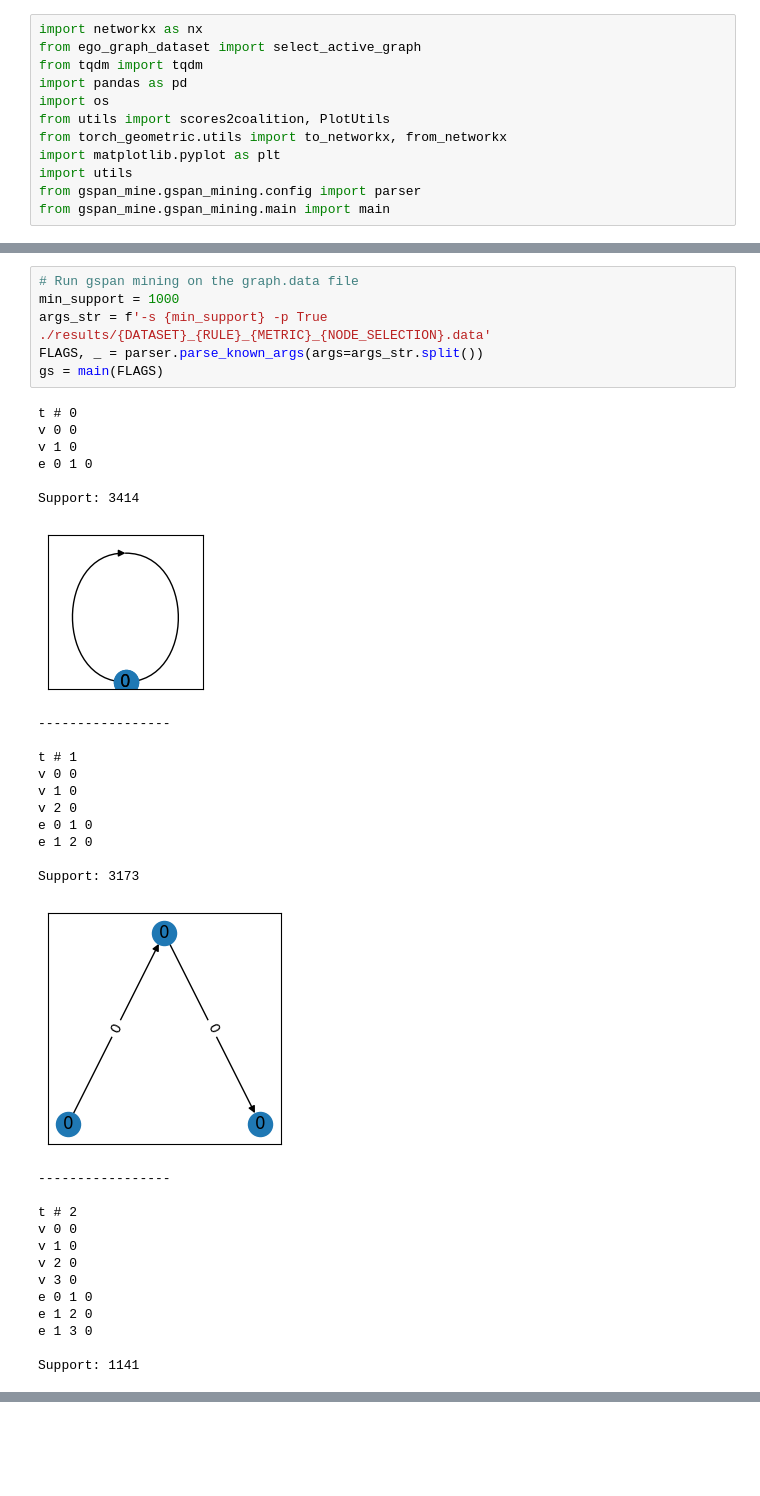
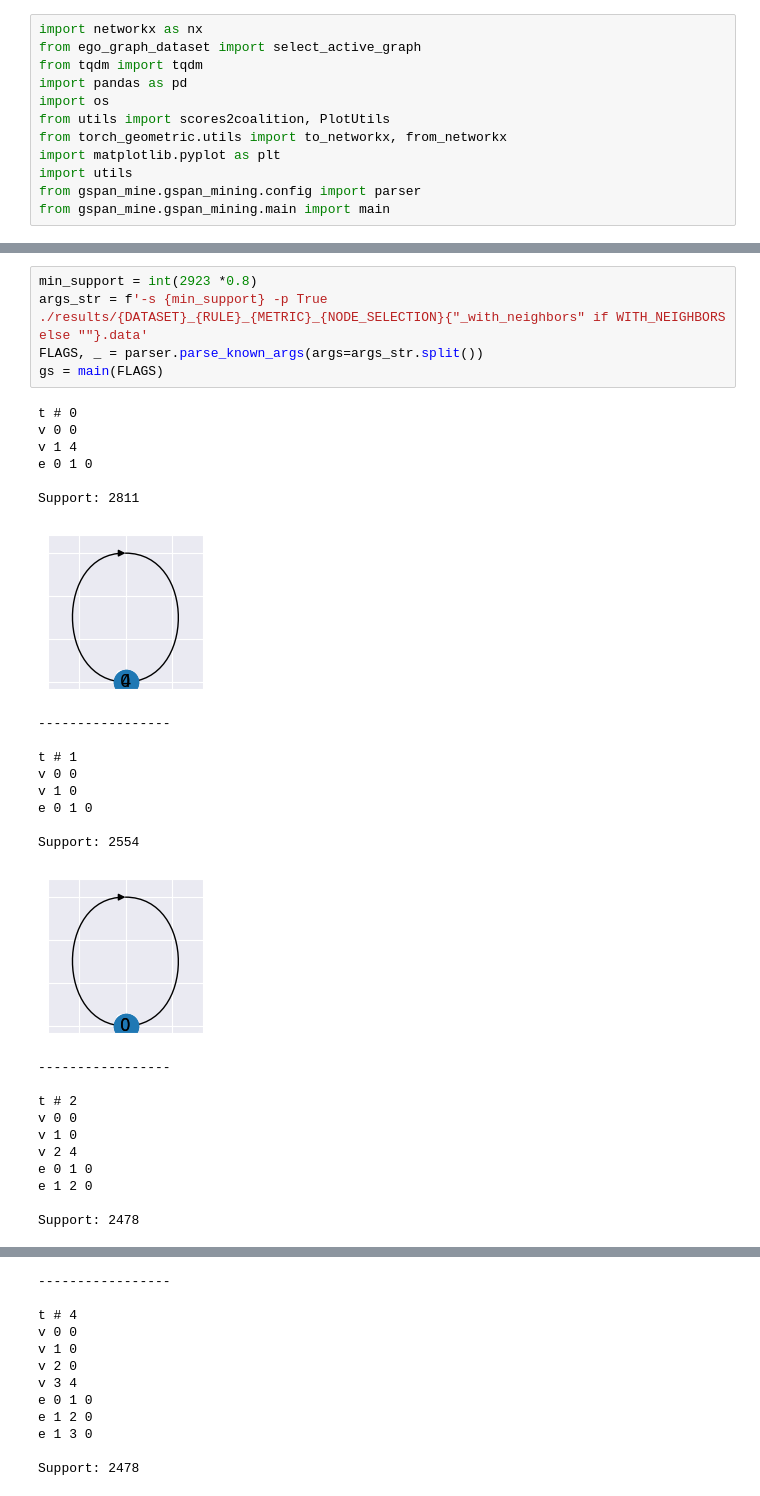
Before and after one commit to ElouanV/gnn_exaplainability, a Jupyter notebook: src/gspan_mining.ipynb, the cells around one changed output, grey strips where cells are left out. Drawn from its saved outputs; the diff is of its cells as text; blank space fills up the shorter version.

```diff
--- a/src/gspan_mining.ipynb
+++ b/src/gspan_mining.ipynb
@@ -50,37 +86,32 @@ Skipped 67 graphs
 # %%
-# Run gspan mining on the graph.data file
-min_support = 1000
-args_str = f'-s {min_support} -p True ./results/{DATASET}_{RULE}_{METRIC}_{NODE_SELECTION}.data'
+min_support = int(2923 *0.8)
+args_str = f'-s {min_support} -p True ./results/{DATASET}_{RULE}_{METRIC}_{NODE_SELECTION}{"_with_neighbors" if WITH_NEIGHBORS else ""}.data'
 FLAGS, _ = parser.parse_known_args(args=args_str.split())
 gs = main(FLAGS)
 # %% [output]
 t # 0
 v 0 0
-v 1 0
+v 1 4
 e 0 1 0
 
-Support: 3414
+Support: 2811
-[figure, old version]
+[figure, new version]
 -----------------
 
 t # 1
 v 0 0
 v 1 0
-v 2 0
 e 0 1 0
-e 1 2 0
 
-Support: 3173
+Support: 2554
-[figure, old version]
+[figure, new version]
 -----------------
 
 t # 2
 v 0 0
 v 1 0
-v 2 0
-v 3 0
+v 2 4
 e 0 1 0
 e 1 2 0
-e 1 3 0
 
-Support: 1141
+Support: 2478
@@ -92,0 +130,12 @@ Total:  0.62 s
+-----------------
+
+t # 4
+v 0 0
+v 1 0
+v 2 0
+v 3 4
+e 0 1 0
+e 1 2 0
+e 1 3 0
+
+Support: 2478
```
Also changed, not shown: parts of 11 cells of this notebook, 4 other files.
